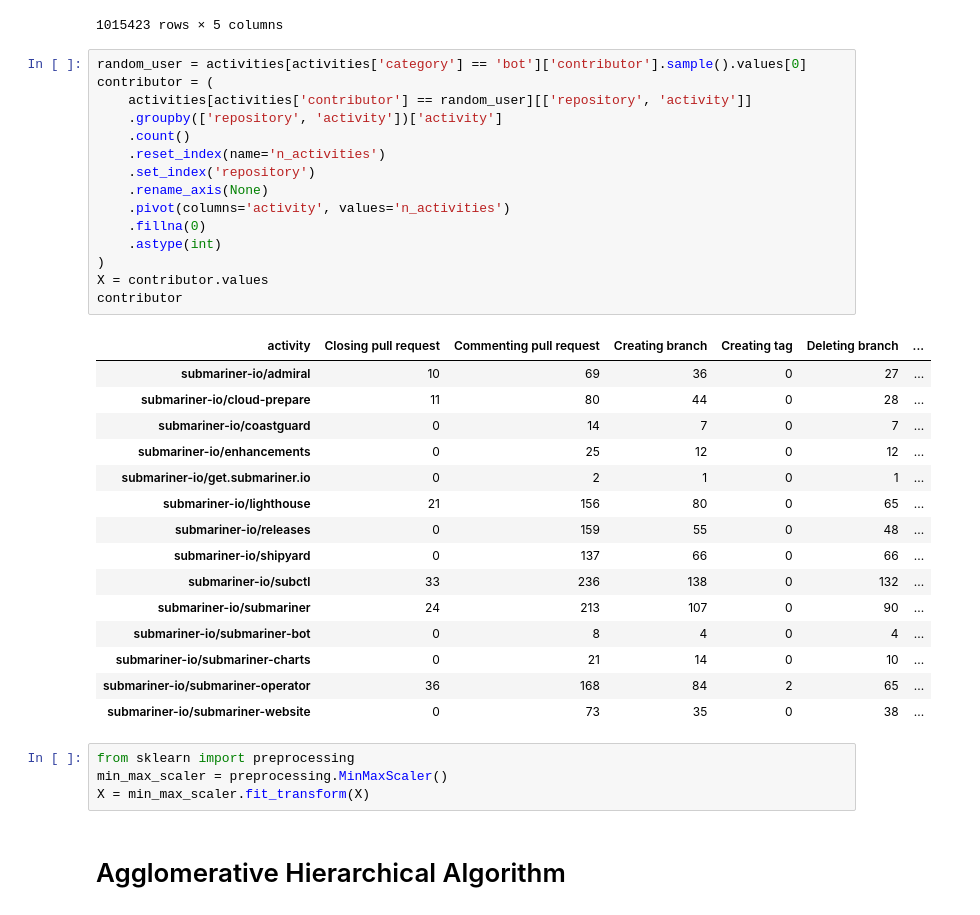
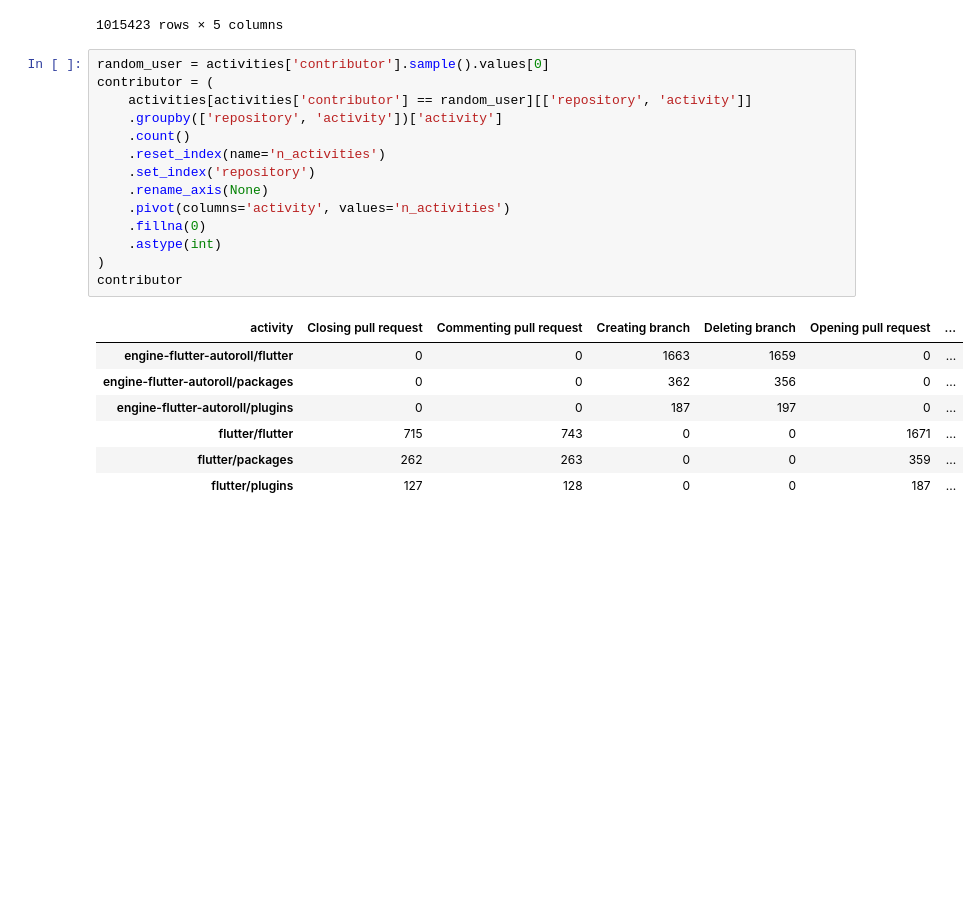
Before and after one commit to uhourri/GH-Bots-API, a Jupyter notebook: code/Reposetories clustering.ipynb, the cells around one changed output. Drawn from its saved outputs; the diff is of its cells as text; blank space fills up the shorter version.

```diff
--- a/code/Reposetories clustering.ipynb
+++ b/code/Reposetories clustering.ipynb
@@ -27,39 +28,24 @@ activities
 | 1015422 | 387854 | human | 956848 | Forking repository | 2023-04-15 16:14:22+00:00 |
 1015423 rows × 5 columns
 # %%
-random_user = activities[activities['category'] == 'bot']['contributor'].sample().values[0]
+random_user = activities['contributor'].sample().values[0]
 contributor = (
     activities[activities['contributor'] == random_user][['repository', 'activity']]
     .groupby(['repository', 'activity'])['activity']
     .count()
     .reset_index(name='n_activities')
     .set_index('repository')
     .rename_axis(None)
     .pivot(columns='activity', values='n_activities')
     .fillna(0)
     .astype(int)
 )
-X = contributor.values
 contributor
 # %% [output]
-| activity | Closing pull request | Commenting pull request | Creating branch | Creating tag | Deleting branch | ... |
-| submariner-io/admiral | 10 | 69 | 36 | 0 | 27 | ... |
-| submariner-io/cloud-prepare | 11 | 80 | 44 | 0 | 28 | ... |
-| submariner-io/coastguard | 0 | 14 | 7 | 0 | 7 | ... |
-| submariner-io/enhancements | 0 | 25 | 12 | 0 | 12 | ... |
-| submariner-io/get.submariner.io | 0 | 2 | 1 | 0 | 1 | ... |
-| submariner-io/lighthouse | 21 | 156 | 80 | 0 | 65 | ... |
-| submariner-io/releases | 0 | 159 | 55 | 0 | 48 | ... |
-| submariner-io/shipyard | 0 | 137 | 66 | 0 | 66 | ... |
-| submariner-io/subctl | 33 | 236 | 138 | 0 | 132 | ... |
-| submariner-io/submariner | 24 | 213 | 107 | 0 | 90 | ... |
-| submariner-io/submariner-bot | 0 | 8 | 4 | 0 | 4 | ... |
-| submariner-io/submariner-charts | 0 | 21 | 14 | 0 | 10 | ... |
-| submariner-io/submariner-operator | 36 | 168 | 84 | 2 | 65 | ... |
-| submariner-io/submariner-website | 0 | 73 | 35 | 0 | 38 | ... |
+| activity | Closing pull request | Commenting pull request | Creating branch | Deleting branch | Opening pull request | ... |
+| engine-flutter-autoroll/flutter | 0 | 0 | 1663 | 1659 | 0 | ... |
+| engine-flutter-autoroll/packages | 0 | 0 | 362 | 356 | 0 | ... |
+| engine-flutter-autoroll/plugins | 0 | 0 | 187 | 197 | 0 | ... |
+| flutter/flutter | 715 | 743 | 0 | 0 | 1671 | ... |
+| flutter/packages | 262 | 263 | 0 | 0 | 359 | ... |
+| flutter/plugins | 127 | 128 | 0 | 0 | 187 | ... |
-# %%
-from sklearn import preprocessing
-min_max_scaler = preprocessing.MinMaxScaler()
-X = min_max_scaler.fit_transform(X)
-# %% [markdown]
-# Agglomerative Hierarchical Algorithm
```
Also changed, not shown: parts of 13 cells of this notebook, 6 other files.
